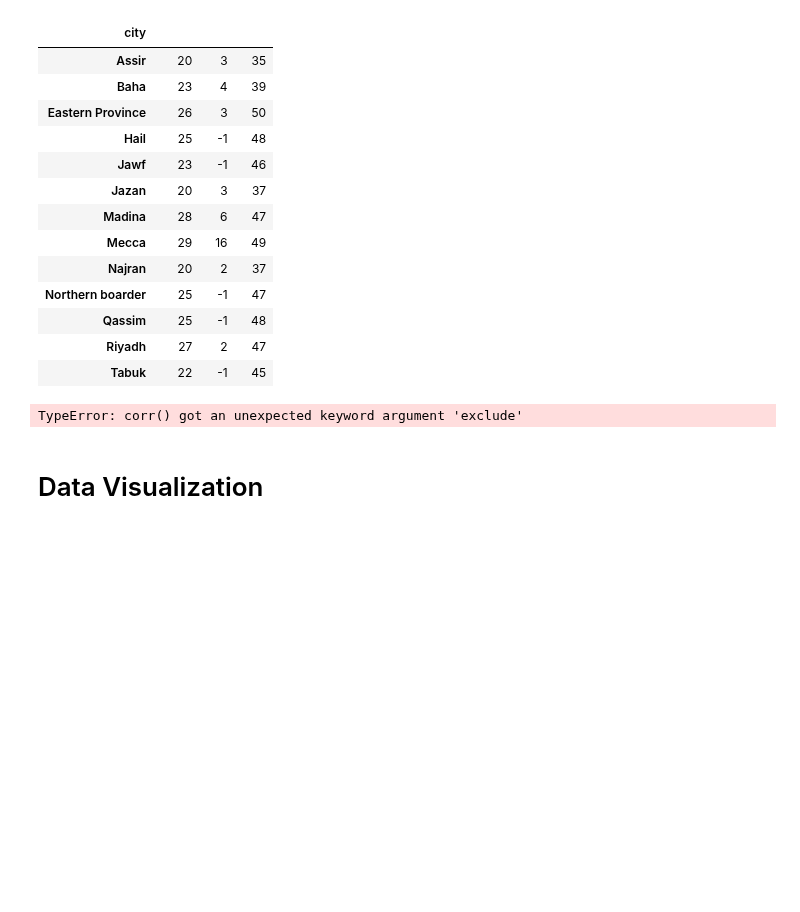
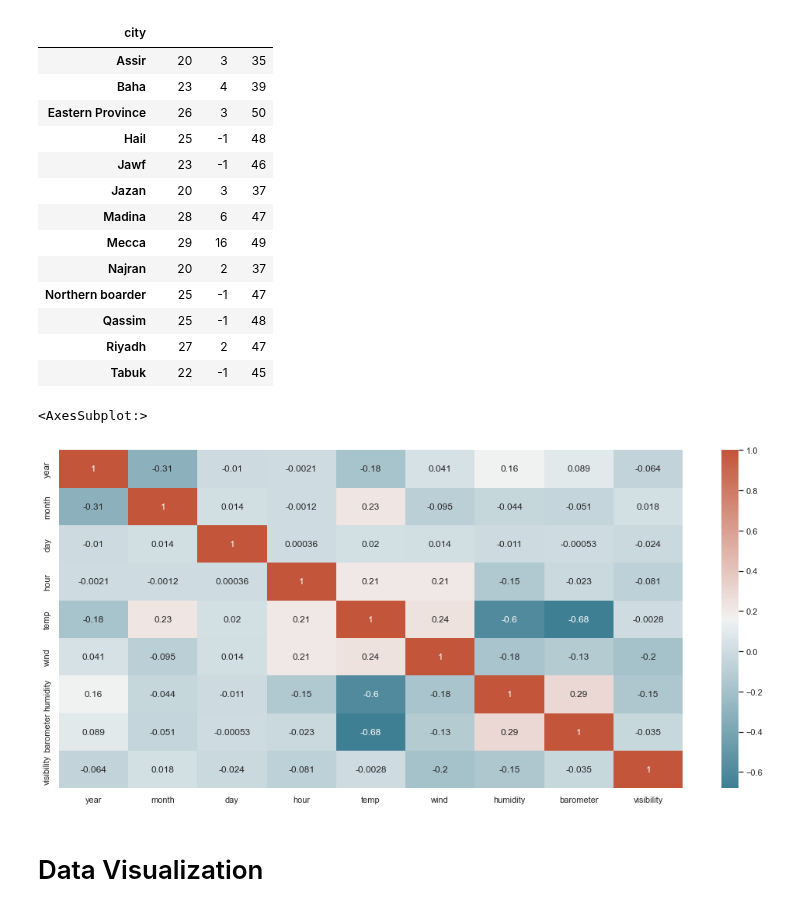
Before and after one commit to M0hannad/KSA_Weather_Prediction, a Jupyter notebook: Notebook/DS_Final_Project.ipynb, the cells around one changed output. Cells and saved outputs as stored; diff of their text form; code cells hidden in the pictures; blank space fills up the shorter version.

```diff
--- a/Notebook/DS_Final_Project.ipynb
+++ b/Notebook/DS_Final_Project.ipynb
@@ -231,11 +231,15 @@ result
 | Tabuk | 22 | -1 | 45 |
 # %%
 # calculate correlation matrix
-corr = df.corr(exclude = 'minute') # plot the heatmap
 plt.figure(figsize=(18,8))
+
+df_heatmap = df.drop(['minute'], axis=1)
+corr = df_heatmap.corr() # plot the heatmap
+
 sns.heatmap(corr, annot=True, cmap=sns.diverging_palette(220, 20, as_cmap=True))
 # %% [output]
-TypeError: corr() got an unexpected keyword argument 'exclude'
+<AxesSubplot:>
+[figure, added]
 # %% [markdown]
 # Data Visualization
 # %%
```
Also changed, not shown: parts of 4 cells of this notebook.
